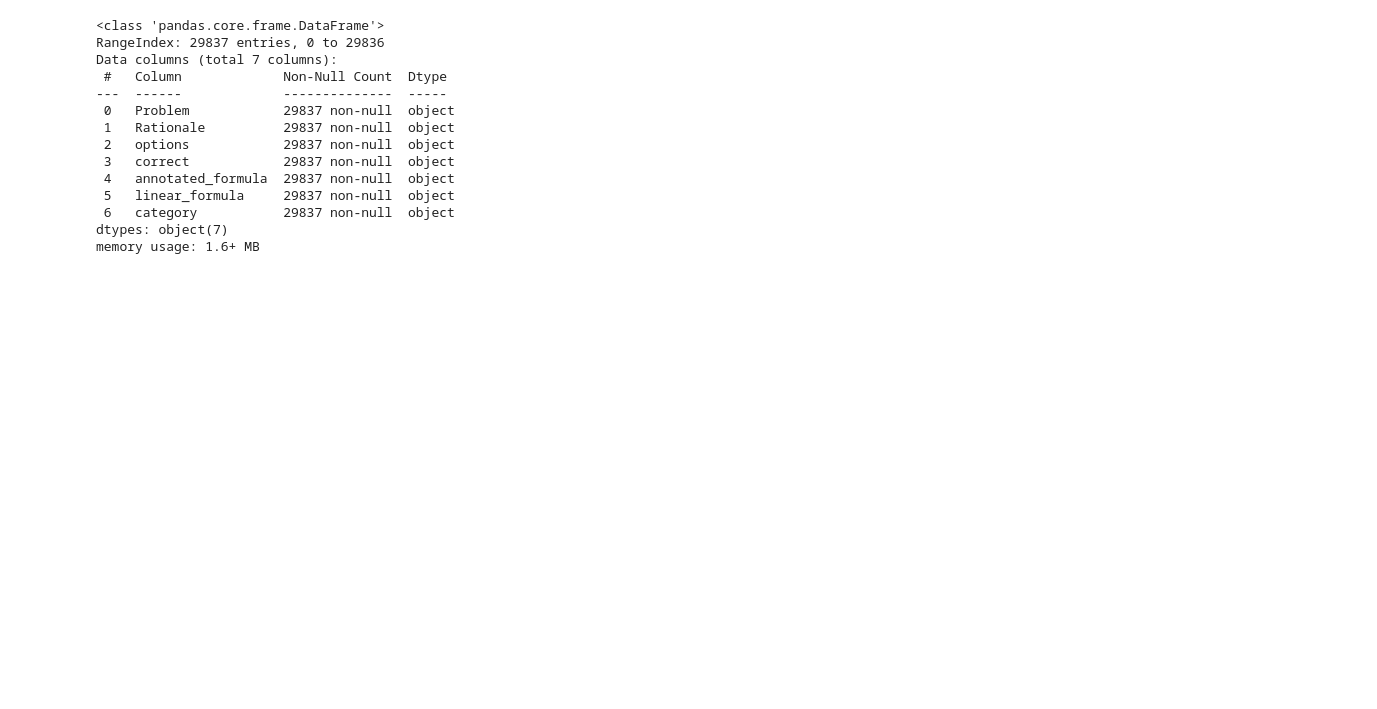
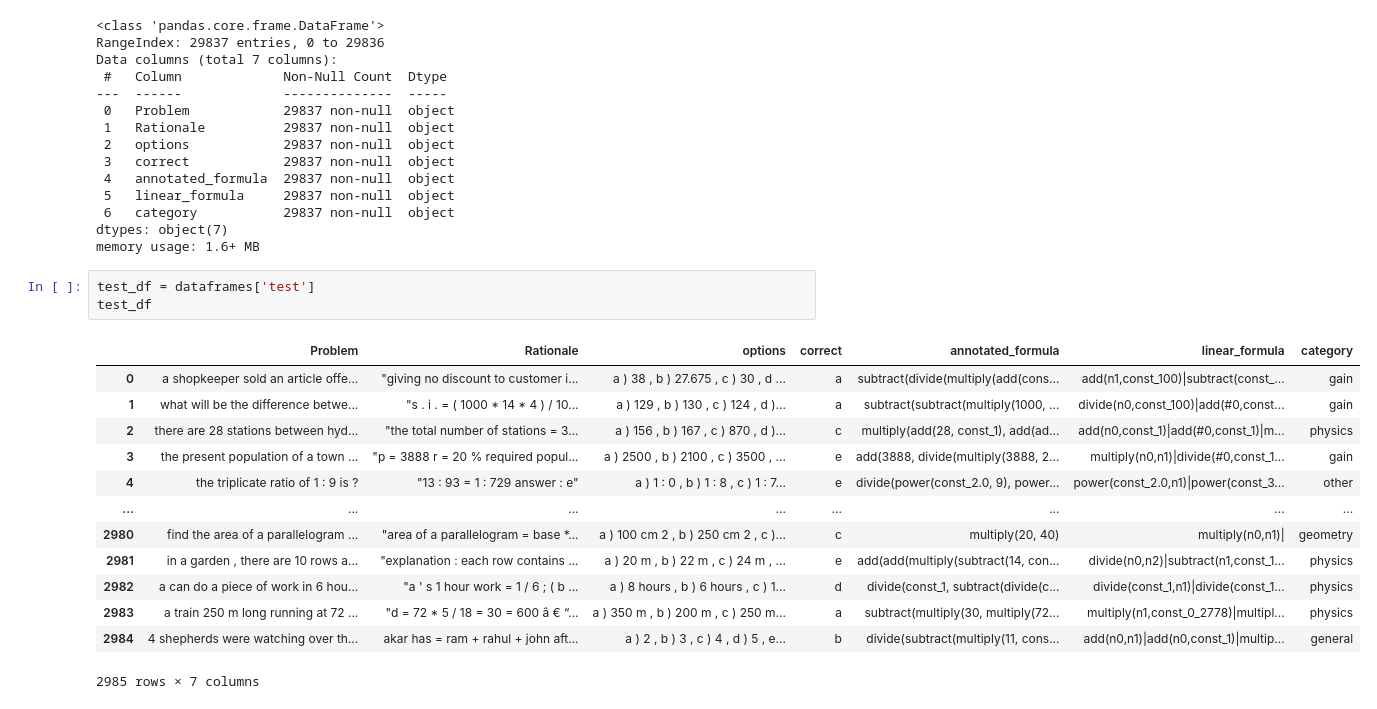
Before and after one commit to jinzzasol/Mathsage, a Jupyter notebook: mathqa.ipynb, the cells around one changed output. Saved outputs shown, nothing was run; the diff lists cells and outputs as text; blank space fills up the shorter version.

```diff
--- a/mathqa.ipynb
+++ b/mathqa.ipynb
@@ -69,3 +69,20 @@ Data columns (total 7 columns):
  6   category           29837 non-null  object
 dtypes: object(7)
 memory usage: 1.6+ MB
+# %%
+test_df = dataframes['test']
+test_df
+# %% [output]
+|  | Problem | Rationale | options | correct | annotated_formula | linear_formula | category |
+| 0 | a shopkeeper sold an article offe... | "giving no discount to customer i... | a ) 38 , b ) 27.675 , c ) 30 , d ... | a | subtract(divide(multiply(add(cons... | add(n1,const_100)|subtract(const_... | gain |
+| 1 | what will be the difference betwe... | "s . i . = ( 1000 * 14 * 4 ) / 10... | a ) 129 , b ) 130 , c ) 124 , d )... | a | subtract(subtract(multiply(1000, ... | divide(n0,const_100)|add(#0,const... | gain |
+| 2 | there are 28 stations between hyd... | "the total number of stations = 3... | a ) 156 , b ) 167 , c ) 870 , d )... | c | multiply(add(28, const_1), add(ad... | add(n0,const_1)|add(#0,const_1)|m... | physics |
+| 3 | the present population of a town ... | "p = 3888 r = 20 % required popul... | a ) 2500 , b ) 2100 , c ) 3500 , ... | e | add(3888, divide(multiply(3888, 2... | multiply(n0,n1)|divide(#0,const_1... | gain |
+| 4 | the triplicate ratio of 1 : 9 is ? | "13 : 93 = 1 : 729 answer : e" | a ) 1 : 0 , b ) 1 : 8 , c ) 1 : 7... | e | divide(power(const_2.0, 9), power... | power(const_2.0,n1)|power(const_3... | other |
+| ... | ... | ... | ... | ... | ... | ... | ... |
+| 2980 | find the area of a parallelogram ... | "area of a parallelogram = base *... | a ) 100 cm 2 , b ) 250 cm 2 , c )... | c | multiply(20, 40) | multiply(n0,n1)| | geometry |
+| 2981 | in a garden , there are 10 rows a... | "explanation : each row contains ... | a ) 20 m , b ) 22 m , c ) 24 m , ... | e | add(add(multiply(subtract(14, con... | divide(n0,n2)|subtract(n1,const_1... | physics |
+| 2982 | a can do a piece of work in 6 hou... | "a ' s 1 hour work = 1 / 6 ; ( b ... | a ) 8 hours , b ) 6 hours , c ) 1... | d | divide(const_1, subtract(divide(c... | divide(const_1,n1)|divide(const_1... | physics |
+| 2983 | a train 250 m long running at 72 ... | "d = 72 * 5 / 18 = 30 = 600 â € “... | a ) 350 m , b ) 200 m , c ) 250 m... | a | subtract(multiply(30, multiply(72... | multiply(n1,const_0_2778)|multipl... | physics |
+| 2984 | 4 shepherds were watching over th... | akar has = ram + rahul + john aft... | a ) 2 , b ) 3 , c ) 4 , d ) 5 , e... | b | divide(subtract(multiply(11, cons... | add(n0,n1)|add(n0,const_1)|multip... | general |
+2985 rows × 7 columns
```
Also changed, not shown: parts of 1 cell of this notebook.
